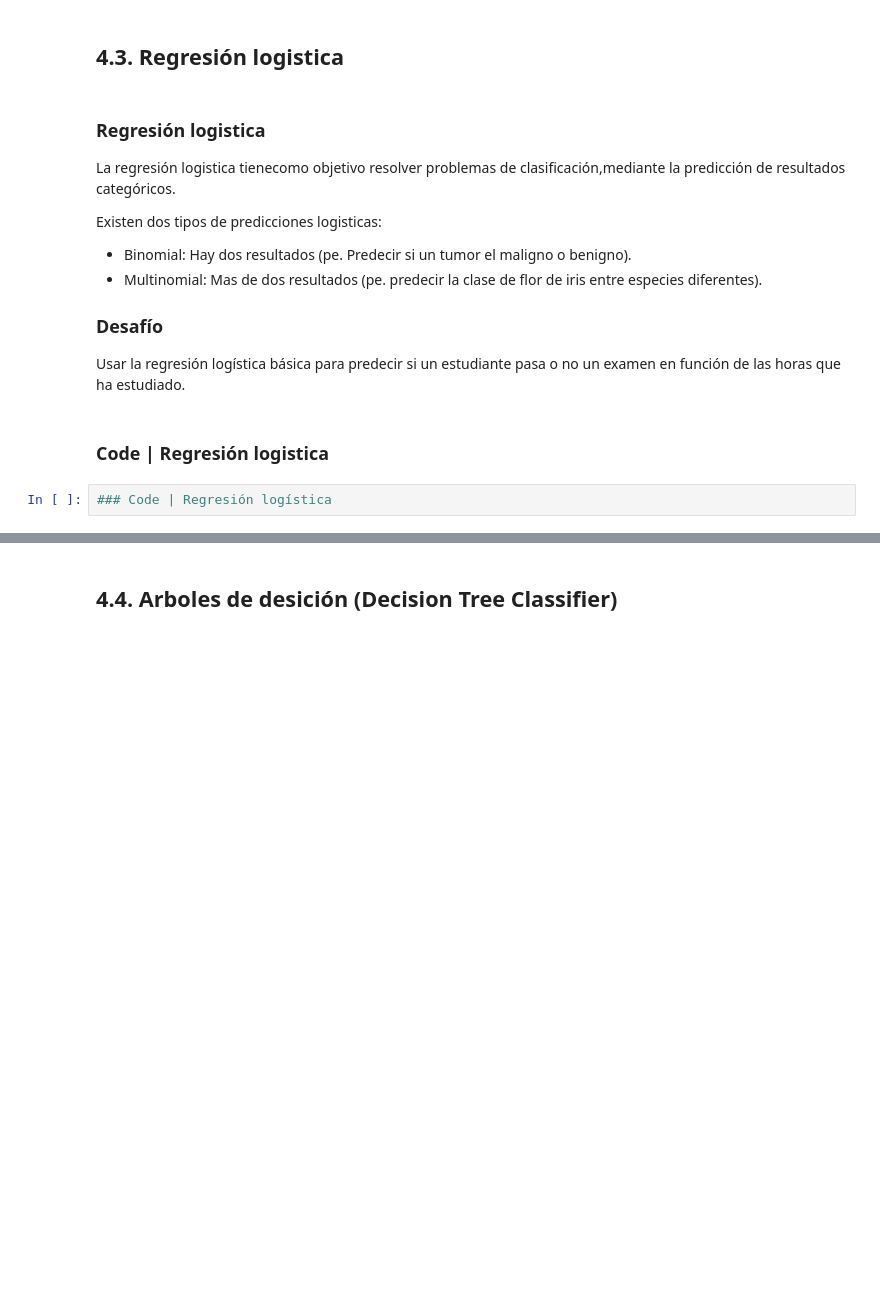
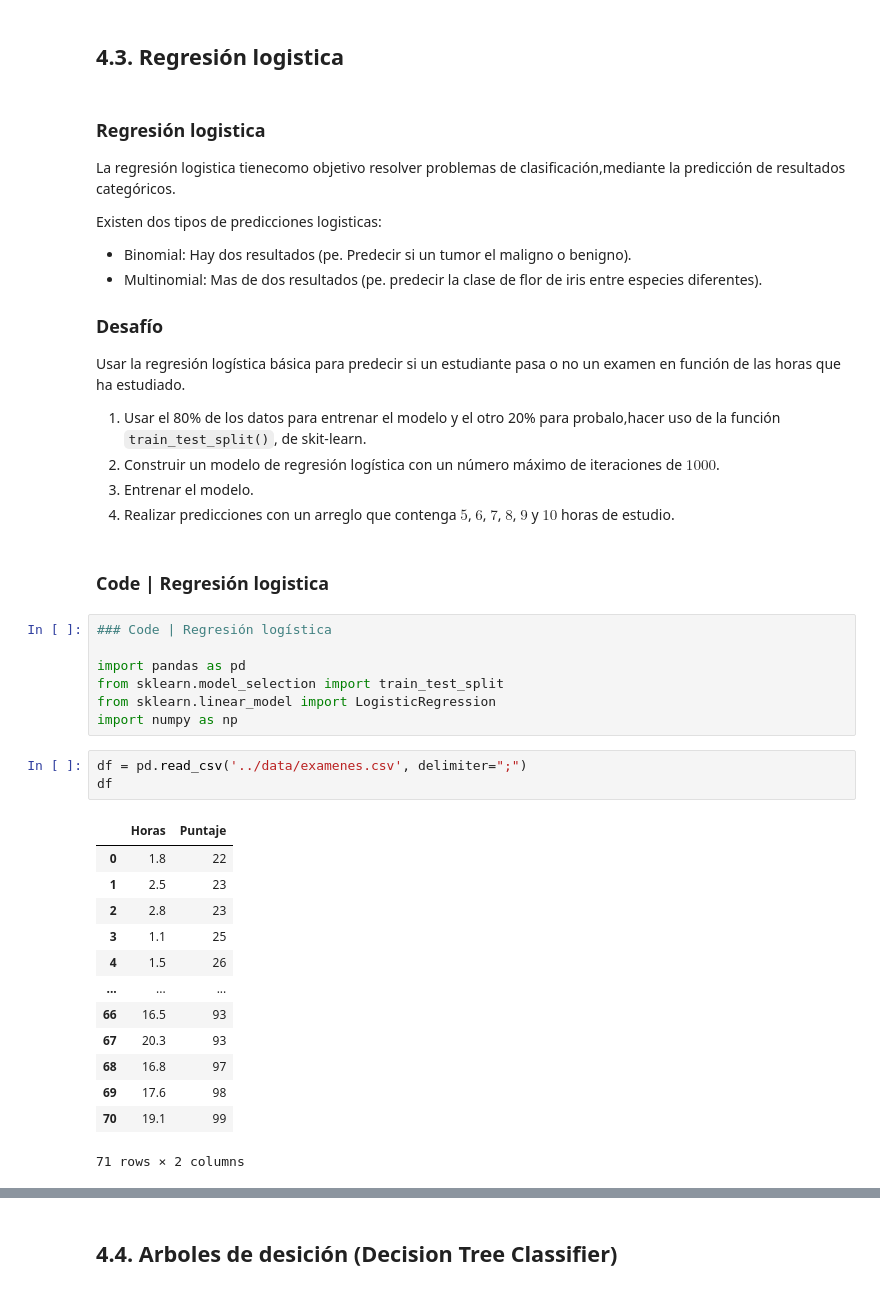
Before and after one commit to Vizuetcf09/desafio-programacion-python-ciencia-datos-3080127, a Jupyter notebook: desafio-programacion-python-ciencia-datos-3080127/04_modelos_de_aa_(ml)/04_01_Modelos_de_AA_(ML).ipynb, the cells around one changed output, grey strips where cells are left out. Drawn from its saved outputs; the diff is of its cells as text; blank space fills up the shorter version.

```diff
--- a/desafio-programacion-python-ciencia-datos-3080127/04_modelos_de_aa_(ml)/04_01_Modelos_de_AA_(ML).ipynb
+++ b/desafio-programacion-python-ciencia-datos-3080127/04_modelos_de_aa_(ml)/04_01_Modelos_de_AA_(ML).ipynb
@@ -156,7 +156,34 @@ Existen dos tipos de predicciones logisticas:
 ### Desafío
 
 Usar la regresión logística básica para predecir si un estudiante pasa o no un examen en función de las horas que ha estudiado.
+
+  1. Usar el 80% de los datos para entrenar el modelo y el otro 20% para probalo,hacer uso de la función `train_test_split()`, de skit-learn.
+  2. Construir un modelo de regresión logística con un número máximo de iteraciones de $1000$.
+  3. Entrenar el modelo.
+  4. Realizar predicciones con un arreglo que contenga $5$, $6$, $7$, $8$, $9$ y $10$ horas de estudio.
 # %% [markdown]
 ### Code | Regresión logistica
 # %%
 ### Code | Regresión logística
+
+import pandas as pd
+from sklearn.model_selection import train_test_split
+from sklearn.linear_model import LogisticRegression
+import numpy as np
+# %%
+df = pd.read_csv('../data/examenes.csv', delimiter=";")
+df
+# %% [output]
+|  | Horas | Puntaje |
+| 0 | 1.8 | 22 |
+| 1 | 2.5 | 23 |
+| 2 | 2.8 | 23 |
+| 3 | 1.1 | 25 |
+| 4 | 1.5 | 26 |
+| ... | ... | ... |
+| 66 | 16.5 | 93 |
+| 67 | 20.3 | 93 |
+| 68 | 16.8 | 97 |
+| 69 | 17.6 | 98 |
+| 70 | 19.1 | 99 |
+71 rows × 2 columns
```
Also changed, not shown: parts of 7 cells of this notebook, 1 other file.
